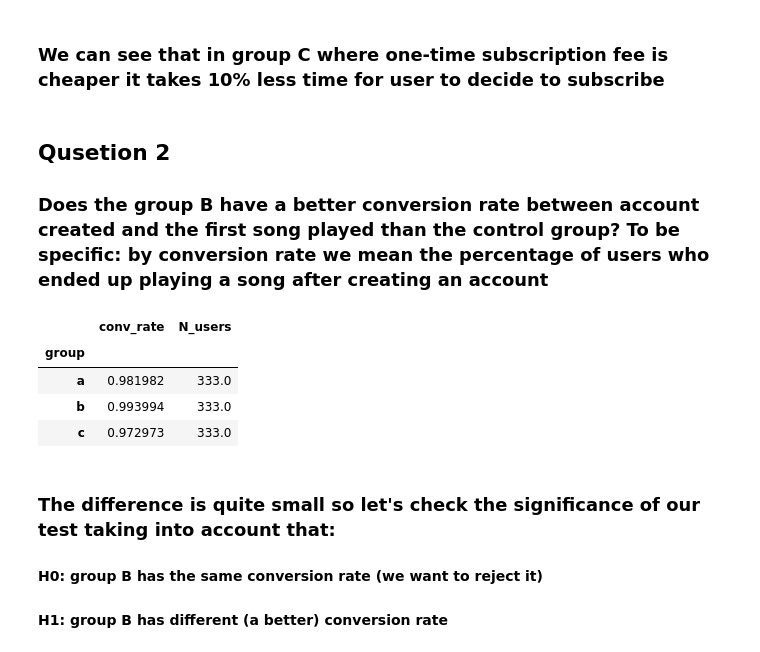
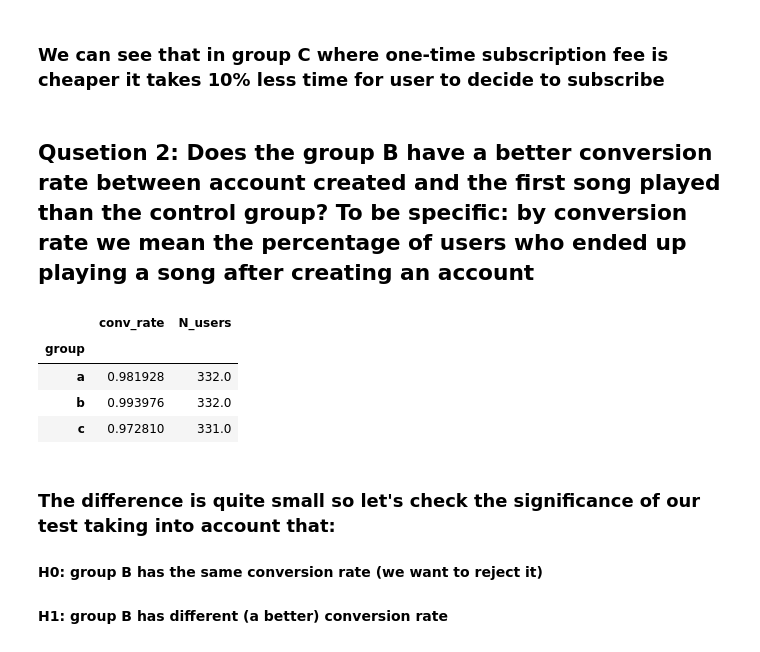
Before and after one commit to AdamovichAleksey/Game_Analytics, a Jupyter notebook: Yousician/Data_Scientist.ipynb, the cells around one changed output. Saved outputs shown, nothing was run; the diff lists cells and outputs as text; code cells hidden in the pictures.

```diff
--- a/Yousician/Data_Scientist.ipynb
+++ b/Yousician/Data_Scientist.ipynb
@@ -86,6 +92,7 @@ df.query("uid	 == '00ec53c4682d36f5c4359f4ae7bd7ba1'")[['event', 'date', 'subscr
 # %%
 # prepare table with number of events per user
-events_per_user = df.pivot_table(index=['uid', 'group'], columns = ['event'], values = 'subscribed', aggfunc='count', fill_value= 0).reset_index()
+events_per_user = df.pivot_table(index=['uid', 'group'], columns = ['event'], values = 'subscribed',
+                                 aggfunc='count', fill_value= 0).reset_index()
 events_per_user.head(3)
 # %% [output]
 | event | uid | group | account created | app install | minigame_played | song_played | subscribed | ... |
@@ -116,25 +122,29 @@ Name: event, dtype: float64
 # %% [markdown]
 ### We can see that in group C where one-time subscription fee is cheaper it takes 10% less time for user to decide to subscribe
 # %% [markdown]
-## Qusetion 2
-
-### Does the group B have a better conversion rate between account created and the first song played than the control group? To be specific: by conversion rate we mean the percentage of users who ended up playing a song after creating an account
+## Qusetion 2: Does the group B have a better conversion rate between account created and the first song played than the control group? To be specific: by conversion rate we mean the percentage of users who ended up playing a song after creating an account
 # %%
-events_per_user['converted'] = events_per_user['song_played'] > 0
+q2 = events_per_user.copy()
 
-def my_agg(df):
-    names = {'conv_rate': df['converted'].mean(),
-             'N_users':  df['uid'].count()}
-    return pd.Series(names, index=list(names.keys()))
+# keep users who created account
+q2 = q2[q2["account created"] != 0]
+q2['converted'] = q2['song_played'] > 0
 
-q2_conv = events_per_user.groupby('group').apply(my_agg)
+def groupby_func(df):
+    groupping = {
+        'conv_rate': df['converted'].mean(),
+        'N_users':  df['uid'].count()
+    }
+    return pd.Series(groupping, index=list(groupping.keys()))
+
+q2_conv = q2.groupby('group').apply(groupby_func)
 q2_conv
 # %% [output]
 |  | conv_rate | N_users |
 | group |  |  |
-| a | 0.981982 | 333.0 |
-| b | 0.993994 | 333.0 |
-| c | 0.972973 | 333.0 |
+| a | 0.981928 | 332.0 |
+| b | 0.993976 | 332.0 |
+| c | 0.972810 | 331.0 |
 # %% [markdown]
 ### The difference is quite small so let's check the significance of our test  taking into account that:
 #### H0: group B has the same conversion rate (we want to reject it)
```
Also changed, not shown: parts of 8 cells of this notebook.
